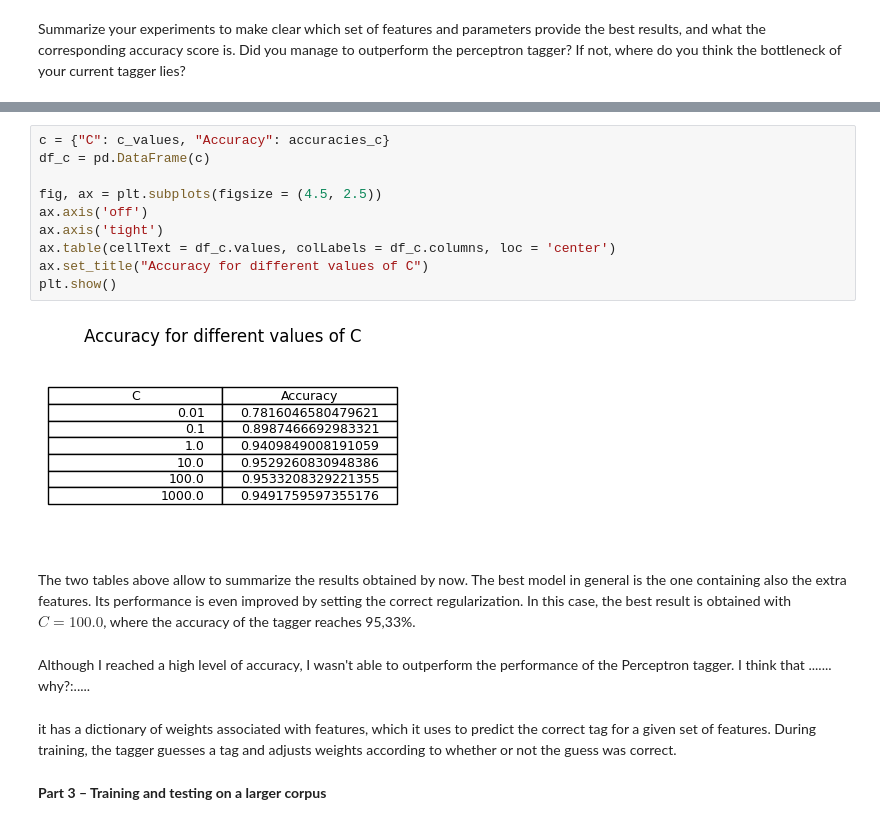
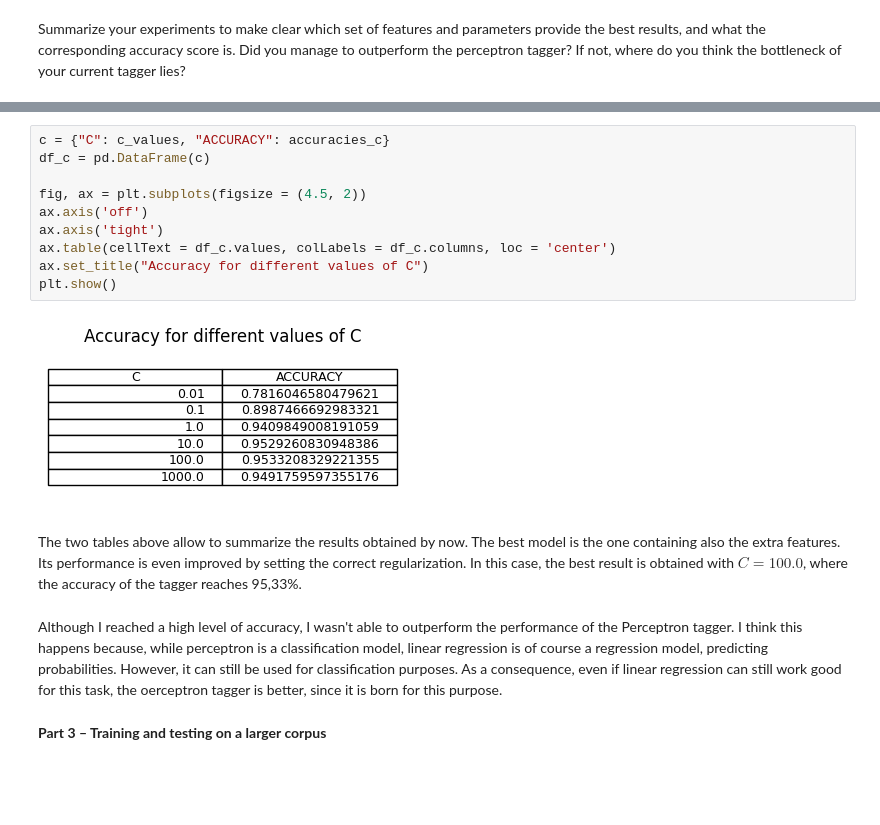
Before and after one commit to alessiasanfelici/IN4080--NLP-Exercises, a Jupyter notebook: NLP-Projects/alesssa_in4080_mandatory_2.ipynb, the cells around one changed output, grey strips where cells are left out. Drawn from its saved outputs; the diff is of its cells as text; blank space fills up the shorter version.

```diff
--- a/NLP-Projects/alesssa_in4080_mandatory_2.ipynb
+++ b/NLP-Projects/alesssa_in4080_mandatory_2.ipynb
@@ -455,21 +463,19 @@ plt.show()
 # %%
-c = {"C": c_values, "Accuracy": accuracies_c}
+c = {"C": c_values, "ACCURACY": accuracies_c}
 df_c = pd.DataFrame(c)
 
-fig, ax = plt.subplots(figsize = (4.5, 2.5))
+fig, ax = plt.subplots(figsize = (4.5, 2))
 ax.axis('off')
 ax.axis('tight')
 ax.table(cellText = df_c.values, colLabels = df_c.columns, loc = 'center')
 ax.set_title("Accuracy for different values of C")
 plt.show()
 # %% [output]
-[figure, old version]
+[figure, new version]
 # %% [markdown]
-The two tables above allow to summarize the results obtained by now. The best model in general is the one containing also the extra features. Its performance is even improved by setting the correct regularization. In this case, the best result is obtained with $C = 100.0$, where the accuracy of the tagger reaches 95,33%.
+The two tables above allow to summarize the results obtained by now. The best model is the one containing also the extra features. Its performance is even improved by setting the correct regularization. In this case, the best result is obtained with $C = 100.0$, where the accuracy of the tagger reaches 95,33%.
-# %% [markdown]
-Although I reached a high level of accuracy, I wasn't able to outperform the performance of the Perceptron tagger. I think that ....... why?:.....
-# %% [markdown]
-it has a dictionary of weights associated with features, which it uses to predict the correct tag for a given set of features. During training, the tagger guesses a tag and adjusts weights according to whether or not the guess was correct.
+# %% [markdown]
+Although I reached a high level of accuracy, I wasn't able to outperform the performance of the Perceptron tagger. I think this happens because, while perceptron is a classification model, linear regression is of course a regression model, predicting probabilities. However, it can still be used for classification purposes. As a consequence, even if linear regression can still work good for this task, the oerceptron tagger is better, since it is born for this purpose.
 # %% [markdown]
 **Part	3	– Training	and	testing	on	a	larger	corpus**
 # %% [markdown]
```
Also changed, not shown: parts of 41 cells of this notebook.
